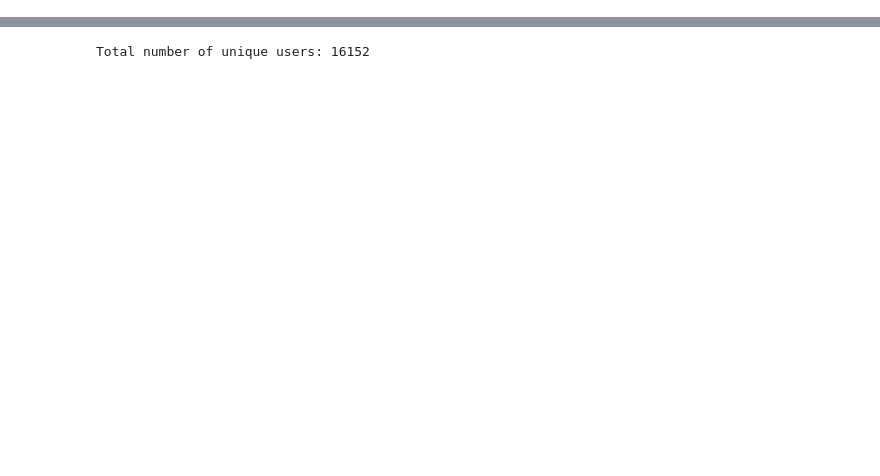
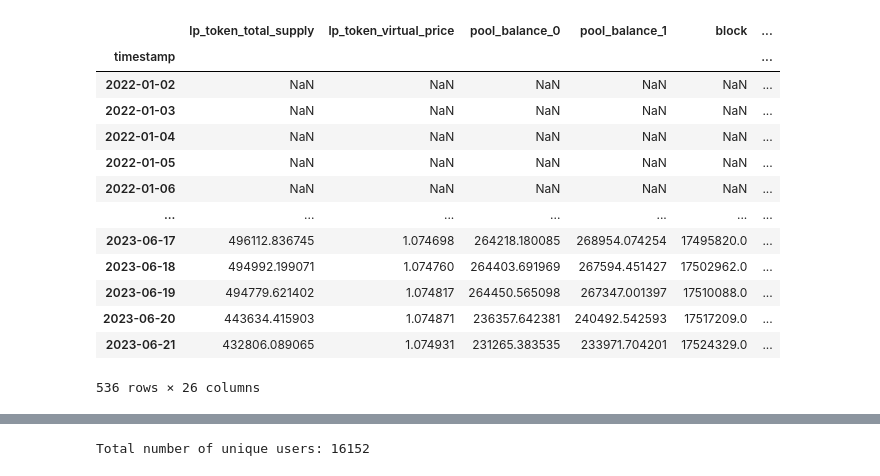
Before and after one commit to Tokemak/InternProject, a Jupyter notebook: internproject/testing.ipynb, the cells around one changed output, grey strips where cells are left out. Cells and saved outputs as stored; diff of their text form; code cells hidden in the pictures; blank space fills up the shorter version.

Commit message:
simplification of functions' arguments

```diff
--- a/internproject/testing.ipynb
+++ b/internproject/testing.ipynb
@@ -1,3 +1,18 @@
 # %%
 import functions
-stETH_ETH_apr_df = functions.read_file('daily_snapshots/0xDC24316b9AE028F1497c275EB9192a3Ea0f67022_apr_df.csv')
+functions.read_file('daily_snapshots/0xDC24316b9AE028F1497c275EB9192a3Ea0f67022_apr_df.csv')
+# %% [output]
+|  | lp_token_total_supply | lp_token_virtual_price | pool_balance_0 | pool_balance_1 | block | ... |
+| timestamp |  |  |  |  |  | ... |
+| 2022-01-02 | NaN | NaN | NaN | NaN | NaN | ... |
+| 2022-01-03 | NaN | NaN | NaN | NaN | NaN | ... |
+| 2022-01-04 | NaN | NaN | NaN | NaN | NaN | ... |
+| 2022-01-05 | NaN | NaN | NaN | NaN | NaN | ... |
+| 2022-01-06 | NaN | NaN | NaN | NaN | NaN | ... |
+| ... | ... | ... | ... | ... | ... | ... |
+| 2023-06-17 | 496112.836745 | 1.074698 | 264218.180085 | 268954.074254 | 17495820.0 | ... |
+| 2023-06-18 | 494992.199071 | 1.074760 | 264403.691969 | 267594.451427 | 17502962.0 | ... |
+| 2023-06-19 | 494779.621402 | 1.074817 | 264450.565098 | 267347.001397 | 17510088.0 | ... |
+| 2023-06-20 | 443634.415903 | 1.074871 | 236357.642381 | 240492.542593 | 17517209.0 | ... |
+| 2023-06-21 | 432806.089065 | 1.074931 | 231265.383535 | 233971.704201 | 17524329.0 | ... |
+536 rows × 26 columns
```
Also changed, not shown: parts of 13 cells of this notebook, 1 other file.
